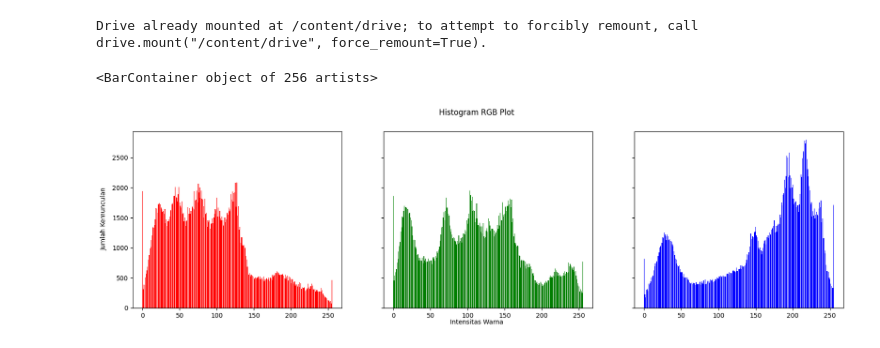
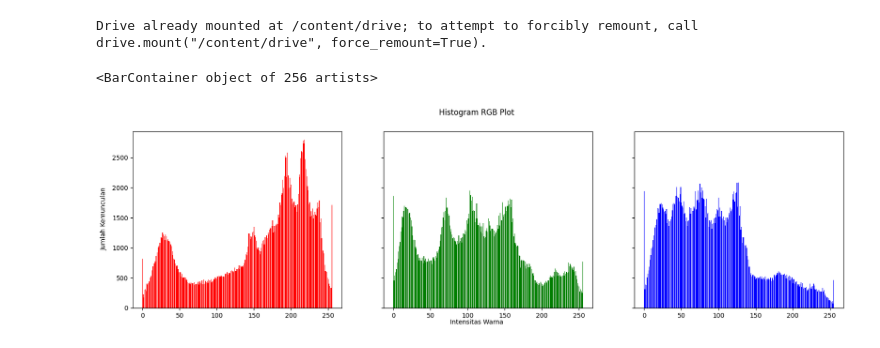
Before and after one commit to Rendhazuper/PCVK_Genap_2025, a Jupyter notebook: week5_26.ipynb, the cells around one changed output. Drawn from its saved outputs; the diff is of its cells as text; code cells hidden in the pictures.

```diff
--- a/week5_26.ipynb
+++ b/week5_26.ipynb
@@ -16,29 +16,29 @@ import os
 import glob
 # %%
 img = cv.imread('/content/drive/MyDrive/PCVK/lena.jpg')
-img - cv.cvtColor(img, cv.COLOR_BGR2RGB)
+img = cv.cvtColor(img, cv.COLOR_BGR2RGB)
 
 height, width, depth = np.shape(img)
 names = np.arange(256)
 
 red = [0]*256
 green = [0]*256
 blue = [0]*256
 
 for y in range(0, height):
   for x in range(0, width):
     red[img[y][x][0]] += 1
     green[img[y][x][1]] += 1
     blue[img[y][x][2]] += 1
 
 names = np.arange(256)
 fig, axs = plt.subplots(1,3, figsize=[20,5], sharex=True, sharey=True)
 fig.suptitle('Histogram RGB Plot')
 fig.text(0.09, 0.5, 'Jumlah Kemunculan', va='center', rotation='vertical')
 fig.text(0.5,0.04, 'Intensitas Warna', ha='center')
 axs[0].bar(names, red, color='red')
 axs[1].bar(names, green, color='green')
 axs[2].bar(names, blue, color='blue')
 # %% [output]
 <BarContainer object of 256 artists>
-[figure, old version]
+[figure, new version]
```
Also changed, not shown: parts of 2 cells of this notebook.
